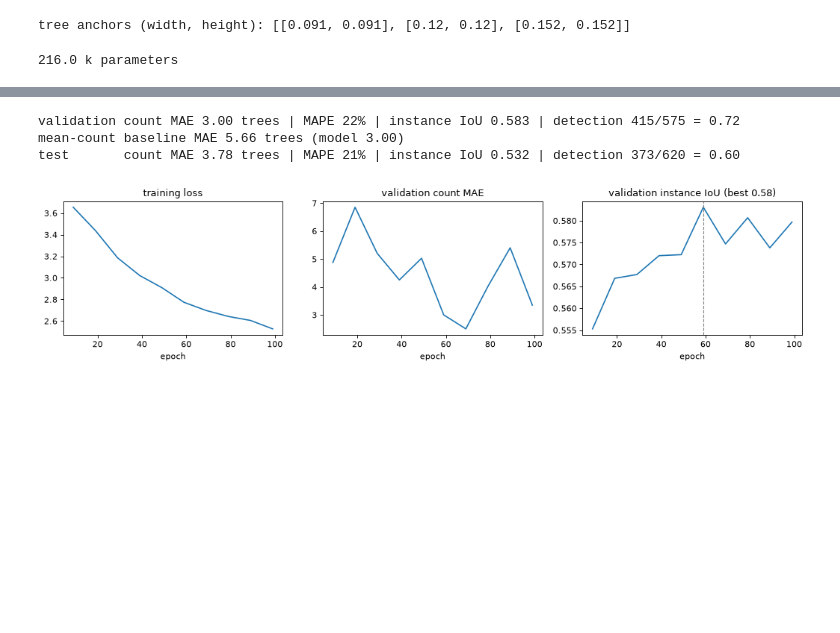
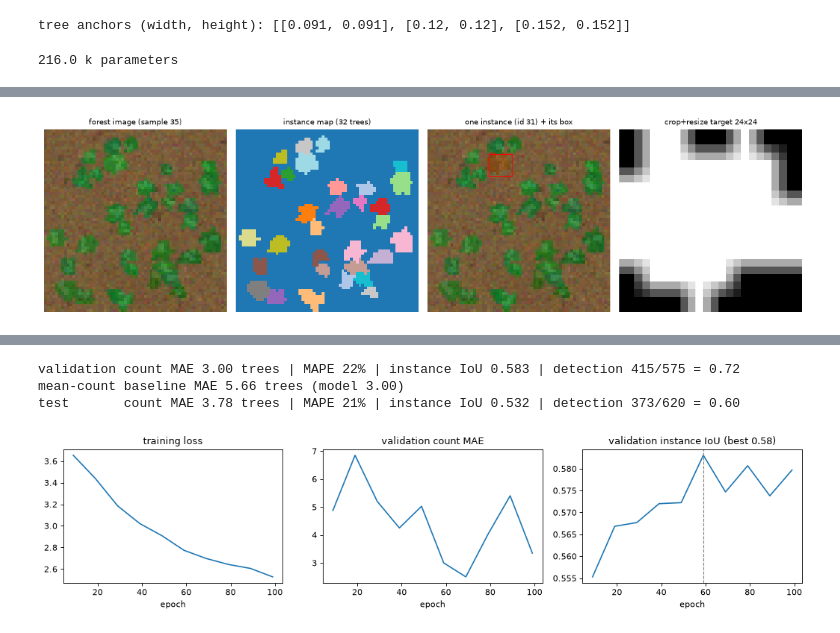
Before and after one commit to ogrisel/mplsyn, a Jupyter notebook: notebooks/08_train_object_detection.ipynb, the cells around one changed output, grey strips where cells are left out. Drawn from its saved outputs; the diff is of its cells as text; code cells hidden in the pictures; blank space fills up the shorter version.

```diff
--- a/notebooks/08_train_object_detection.ipynb
+++ b/notebooks/08_train_object_detection.ipynb
@@ -1225,3 +1301,41 @@ print(f"{n_parameters/1e3:.1f} k parameters")
+# %%
+import matplotlib.patches as mpatches
+# Pick a validation forest with several trees and inspect one instance.
+sample_index = int(np.argmax([int(inst.max()) for inst in forest_instances[:80]]))
+image = forest_images[sample_index]
+instance_map = forest_instances[sample_index]
+# Use the largest fully-visible instance (not clipped at the border) so both
+# the box and the cropped target are easy to read.
+areas = np.bincount(instance_map.ravel()); areas[0] = 0
+candidates = []
+for candidate_id in np.nonzero(areas)[0]:
+    candidate_rows, candidate_cols = np.nonzero(instance_map == candidate_id)
+    if candidate_rows.min() > 2 and candidate_cols.min() > 2 and \
+       candidate_rows.max() < FOREST_SIZE - 3 and candidate_cols.max() < FOREST_SIZE - 3:
+        candidates.append((int(areas[candidate_id]), int(candidate_id)))
+instance_id = max(candidates)[1] if candidates else int(np.argmax(areas))
+instance_mask = instance_map == instance_id
+rows, cols = np.nonzero(instance_mask)
+bbox = (cols.min(), rows.min(), cols.max() + 1, rows.max() + 1)
+mask_target = crop_resize(instance_mask, MASK_SIZE)
+
+fig, axes = plt.subplots(1, 4, figsize=(13, 3.6), dpi=80)
+axes[0].imshow(image); axes[0].set_title(f"forest image (sample {sample_index})", fontsize=9)
+axes[1].imshow(instance_map, cmap="tab20"); axes[1].set_title(
+    f"instance map ({int(instance_map.max())} trees)", fontsize=9)
+axes[2].imshow(image)
+axes[2].add_patch(mpatches.Rectangle((bbox[0], bbox[1]), bbox[2] - bbox[0], bbox[3] - bbox[1],
+                 edgecolor="red", facecolor="none", linewidth=1.0))
+axes[2].imshow(np.where(instance_mask, 1.0, np.nan), cmap="autumn", alpha=0.4)
+axes[2].set_title(f"one instance (id {instance_id}) + its box", fontsize=9)
+axes[3].imshow(mask_target, cmap="gray", vmin=0, vmax=1, interpolation="nearest")
+axes[3].set_title(f"crop+resize target {MASK_SIZE}x{MASK_SIZE}", fontsize=9)
+for ax in axes:
+    ax.axis("off")
+plt.tight_layout()
+plt.show()
+# %% [output]
+[figure, added]
 # %%
 forest_images_device = torch.from_numpy(
     forest_images.astype(np.float32).transpose(0, 3, 1, 2) / 255.0)
```
Also changed, not shown: parts of 9 cells of this notebook, 6 other files.
